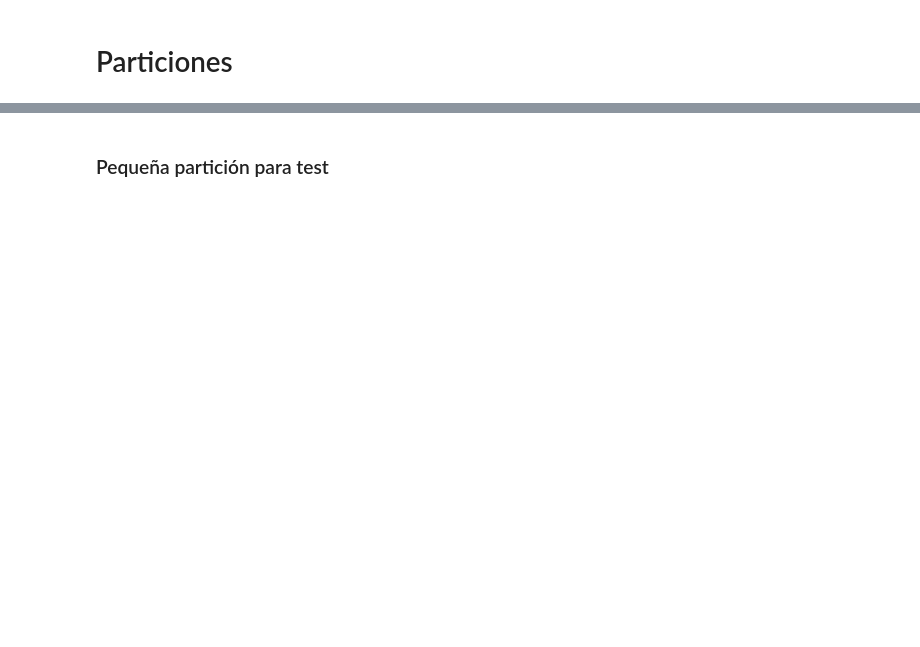
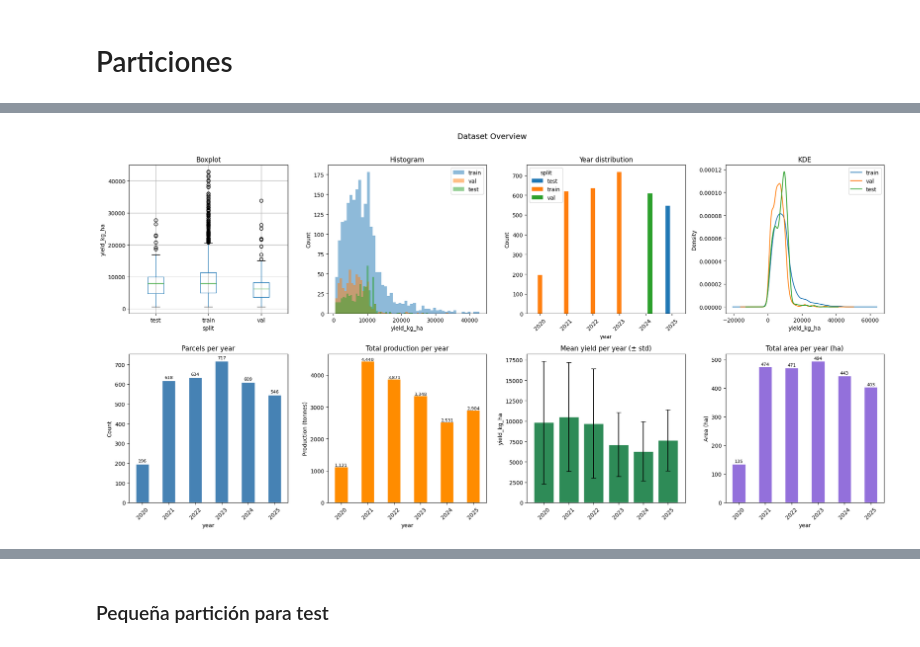
Before and after one commit to ivaaanrm/ai-vineyard-productivity, a Jupyter notebook: notebooks/dataset.ipynb, the cells around one changed output, grey strips where cells are left out. Drawn from its saved outputs; the diff is of its cells as text; code cells hidden in the pictures; blank space fills up the shorter version.

```diff
--- a/notebooks/dataset.ipynb
+++ b/notebooks/dataset.ipynb
@@ -368,0 +585,81 @@ export_to_csv(tactic_df, OUT_DIR / "tactic_dataset_processed.csv")
+# %%
+# Distribución de los datasets
+feature = "yield_kg_ha"
+
+fig, axes = plt.subplots(2, 4, figsize=(20, 10))
+
+# ── ROW 1: yield distribution ──────────────────────────────────────────────
+
+# 1. Boxplot
+df_all.boxplot(column=feature, by="split", ax=axes[0, 0])
+axes[0, 0].set_title("Boxplot")
+axes[0, 0].set_ylabel(feature)
+
+# 2. Histogram
+for split in ["train", "val", "test"]:
+    subset = df_all[df_all["split"] == split]
+    axes[0, 1].hist(subset[feature], bins=50, alpha=0.5, label=split)
+axes[0, 1].set_title("Histogram")
+axes[0, 1].set_xlabel(feature)
+axes[0, 1].set_ylabel("Count")
+axes[0, 1].legend()
+
+# 3. Year distribution (parcel count)
+pd.crosstab(df_all["year"], df_all["split"]).plot(kind="bar", ax=axes[0, 2])
+axes[0, 2].set_title("Year distribution")
+axes[0, 2].set_ylabel("Count")
+axes[0, 2].tick_params(axis="x", rotation=45)
+
+# 4. KDE
+for split in ["train", "val", "test"]:
+    subset = df_all[df_all["split"] == split]
+    subset[feature].plot(kind="kde", ax=axes[0, 3], label=split)
+axes[0, 3].set_title("KDE")
+axes[0, 3].set_xlabel(feature)
+axes[0, 3].legend()
+
+# ── ROW 2: year-level statistics ───────────────────────────────────────────
+
+# 5. Parcel count per year
+year_counts = df_all.groupby("year").size()
+year_counts.plot(kind="bar", ax=axes[1, 0], color="steelblue", edgecolor="white")
+axes[1, 0].set_title("Parcels per year")
+axes[1, 0].set_ylabel("Count")
+axes[1, 0].tick_params(axis="x", rotation=45)
+for i, v in enumerate(year_counts):
+    axes[1, 0].text(i, v + 10, str(v), ha="center", fontsize=8)
+
+# 6. Total production per year (kg)
+year_production = df_all.groupby("year")["production_kg"].sum() / 1_000  # tonnes
+year_production.plot(kind="bar", ax=axes[1, 1], color="darkorange", edgecolor="white")
+axes[1, 1].set_title("Total production per year")
+axes[1, 1].set_ylabel("Production (tonnes)")
+axes[1, 1].tick_params(axis="x", rotation=45)
+for i, v in enumerate(year_production):
+    axes[1, 1].text(i, v + 10, f"{v:,.0f}", ha="center", fontsize=8)
+
+# 7. Mean yield per year with std band
+year_yield = df_all.groupby("year")["yield_kg_ha"].agg(["mean", "std"])
+axes[1, 2].bar(year_yield.index, year_yield["mean"], color="seagreen", edgecolor="white")
+axes[1, 2].errorbar(
+    year_yield.index, year_yield["mean"],
+    yerr=year_yield["std"], fmt="none", color="black", capsize=4
+)
+axes[1, 2].set_title("Mean yield per year (± std)")
+axes[1, 2].set_ylabel("yield_kg_ha")
+axes[1, 2].tick_params(axis="x", rotation=45)
+
+# 8. Total area per year
+year_area = df_all.groupby("year")["area_ha"].sum()
+year_area.plot(kind="bar", ax=axes[1, 3], color="mediumpurple", edgecolor="white")
+axes[1, 3].set_title("Total area per year (ha)")
+axes[1, 3].set_ylabel("Area (ha)")
+axes[1, 3].tick_params(axis="x", rotation=45)
+for i, v in enumerate(year_area):
+    axes[1, 3].text(i, v + 5, f"{v:,.0f}", ha="center", fontsize=8)
+
+plt.suptitle("Dataset Overview", fontsize=14, y=1.01)
+plt.tight_layout()
+plt.show()
+# %% [output]
+[figure, added]
```
Also changed, not shown: parts of 27 cells of this notebook, 2 other files.
